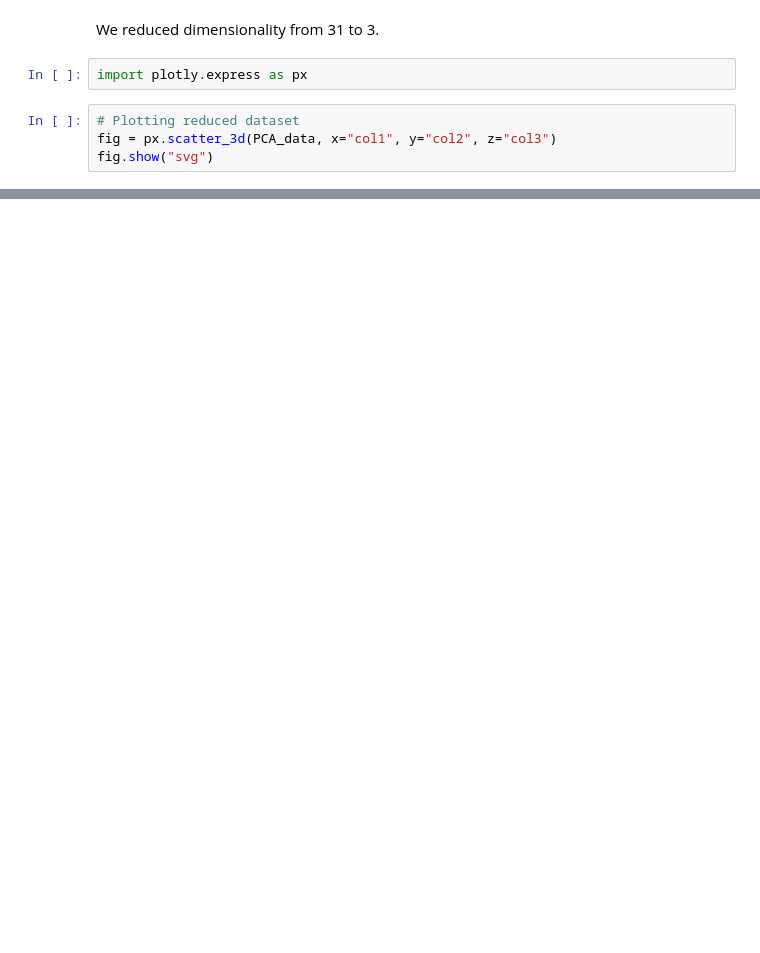
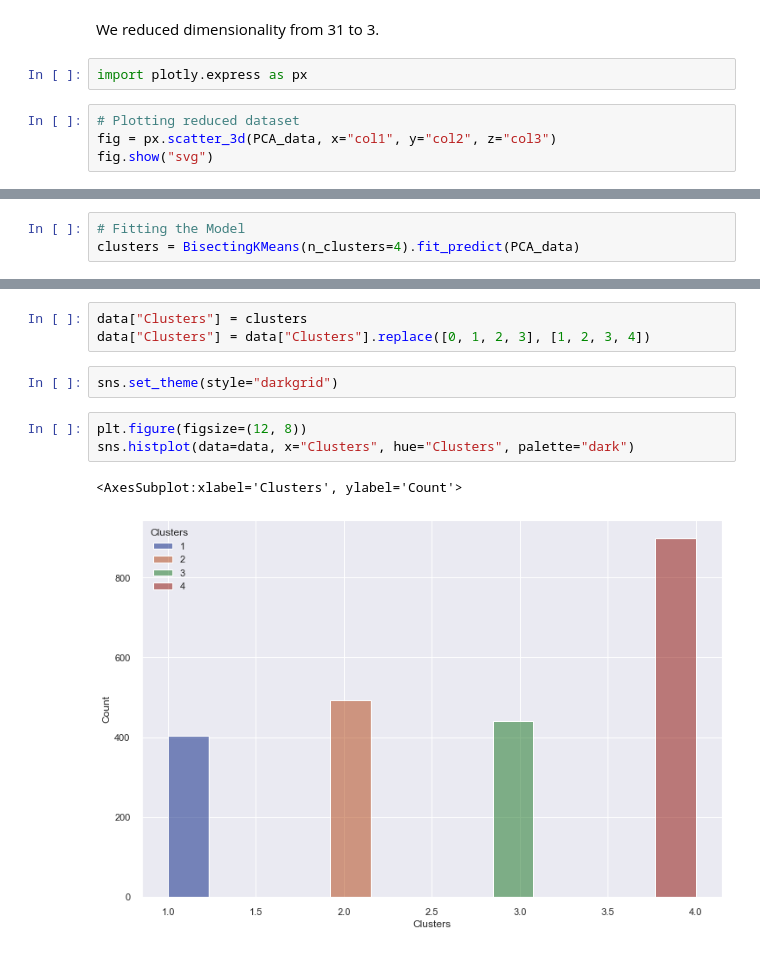
Before and after one commit to DenysIvanilov/Portfolio-Projects, a Jupyter notebook: CustomerSegmentation/NotebookAndModel/Customer_Segmentation.ipynb, the cells around one changed output, grey strips where cells are left out. Saved outputs shown, nothing was run; the diff lists cells and outputs as text; blank space fills up the shorter version.

```diff
--- a/CustomerSegmentation/NotebookAndModel/Customer_Segmentation.ipynb
+++ b/CustomerSegmentation/NotebookAndModel/Customer_Segmentation.ipynb
@@ -559,0 +573,3 @@ AttributeError: module 'yellowbrick' has no attribute 'SilhouetteVisualizer'
+# %%
+# Fitting the Model
+clusters = BisectingKMeans(n_clusters=4).fit_predict(PCA_data)
@@ -559,0 +588,11 @@ AttributeError: module 'yellowbrick' has no attribute 'SilhouetteVisualizer'
+# %%
+data["Clusters"] = clusters
+data["Clusters"] = data["Clusters"].replace([0, 1, 2, 3], [1, 2, 3, 4])
+# %%
+sns.set_theme(style="darkgrid")
+# %%
+plt.figure(figsize=(12, 8))
+sns.histplot(data=data, x="Clusters", hue="Clusters", palette="dark")
+# %% [output]
+<AxesSubplot:xlabel='Clusters', ylabel='Count'>
+[figure, added]
```
Also changed, not shown: parts of 22 cells of this notebook.
